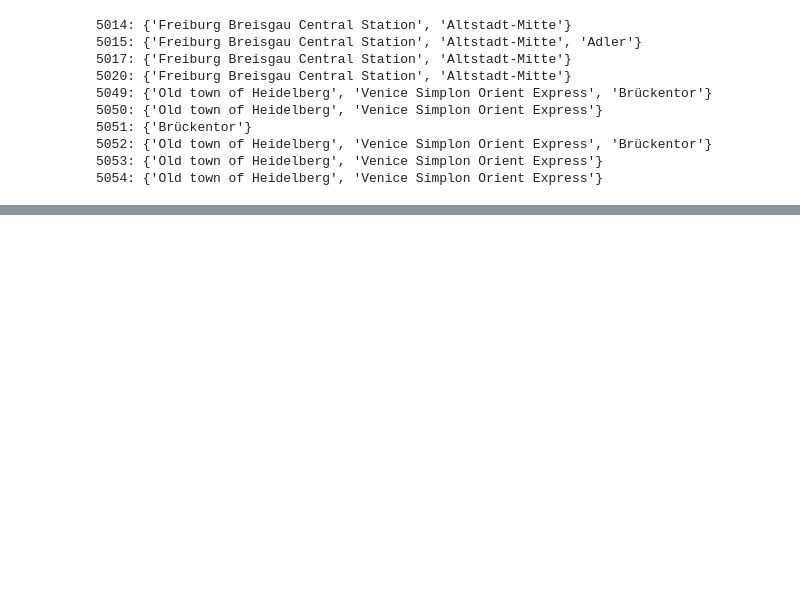
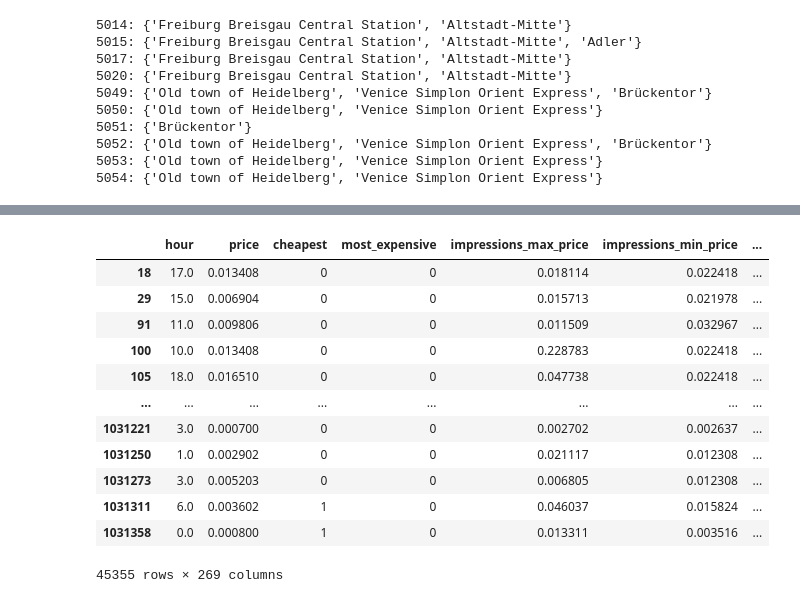
Before and after one commit to emekgozluklu/recsys2019-solution, a Jupyter notebook: files_contents.ipynb, the cells around one changed output, grey strips where cells are left out. Saved outputs shown, nothing was run; the diff lists cells and outputs as text; code cells hidden in the pictures; blank space fills up the shorter version.

```diff
--- a/files_contents.ipynb
+++ b/files_contents.ipynb
@@ -204,4 +560,2 @@ events.to_csv("data/events.csv")
 # %%
-events = pd.read_csv("data/events.csv", index_col=0)
-
-events.head(50)
+norm_feat = pd.read_csv("data/normalized_features.csv", index_col=0)
@@ -229,0 +592,16 @@ events.loc[events[events["action_type"] == "clickout item"].sort_values(["sessio
+# %%
+norm_feat[norm_feat["clicked"] == 1]
+# %% [output]
+|  | hour | price | cheapest | most_expensive | impressions_max_price | impressions_min_price | ... |
+| 18 | 17.0 | 0.013408 | 0 | 0 | 0.018114 | 0.022418 | ... |
+| 29 | 15.0 | 0.006904 | 0 | 0 | 0.015713 | 0.021978 | ... |
+| 91 | 11.0 | 0.009806 | 0 | 0 | 0.011509 | 0.032967 | ... |
+| 100 | 10.0 | 0.013408 | 0 | 0 | 0.228783 | 0.022418 | ... |
+| 105 | 18.0 | 0.016510 | 0 | 0 | 0.047738 | 0.022418 | ... |
+| ... | ... | ... | ... | ... | ... | ... | ... |
+| 1031221 | 3.0 | 0.000700 | 0 | 0 | 0.002702 | 0.002637 | ... |
+| 1031250 | 1.0 | 0.002902 | 0 | 0 | 0.021117 | 0.012308 | ... |
+| 1031273 | 3.0 | 0.005203 | 0 | 0 | 0.006805 | 0.012308 | ... |
+| 1031311 | 6.0 | 0.003602 | 1 | 0 | 0.046037 | 0.015824 | ... |
+| 1031358 | 0.0 | 0.000800 | 1 | 0 | 0.013311 | 0.003516 | ... |
+45355 rows × 269 columns
```
Also changed, not shown: parts of 42 cells of this notebook, 36 other files.
